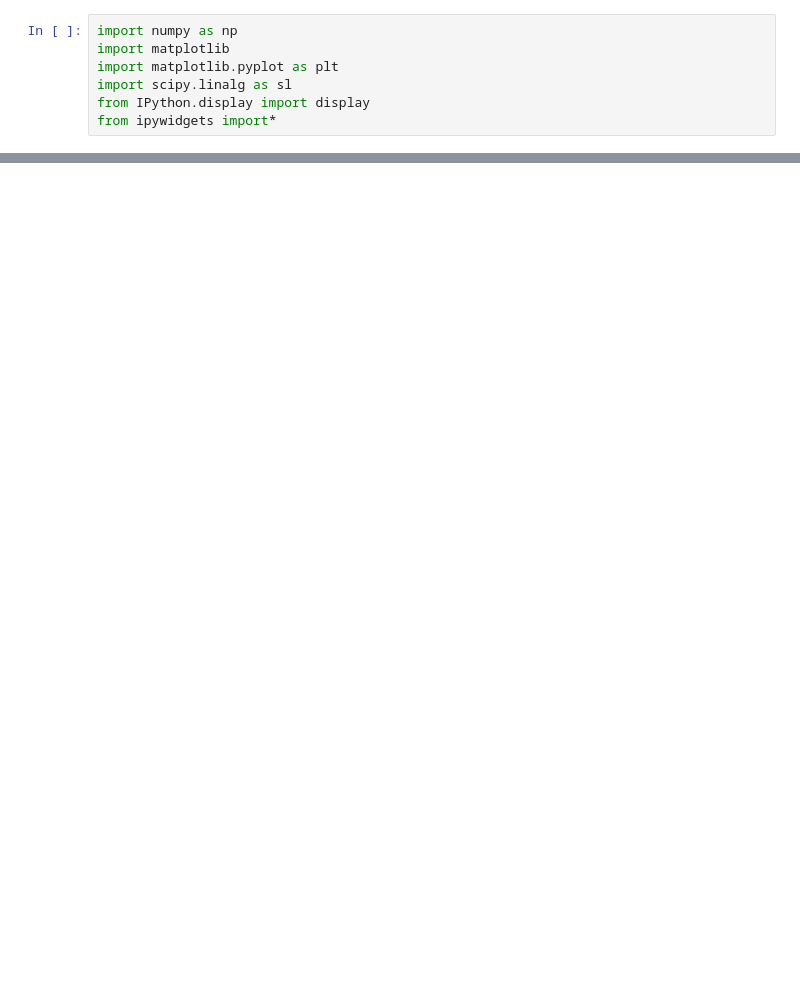
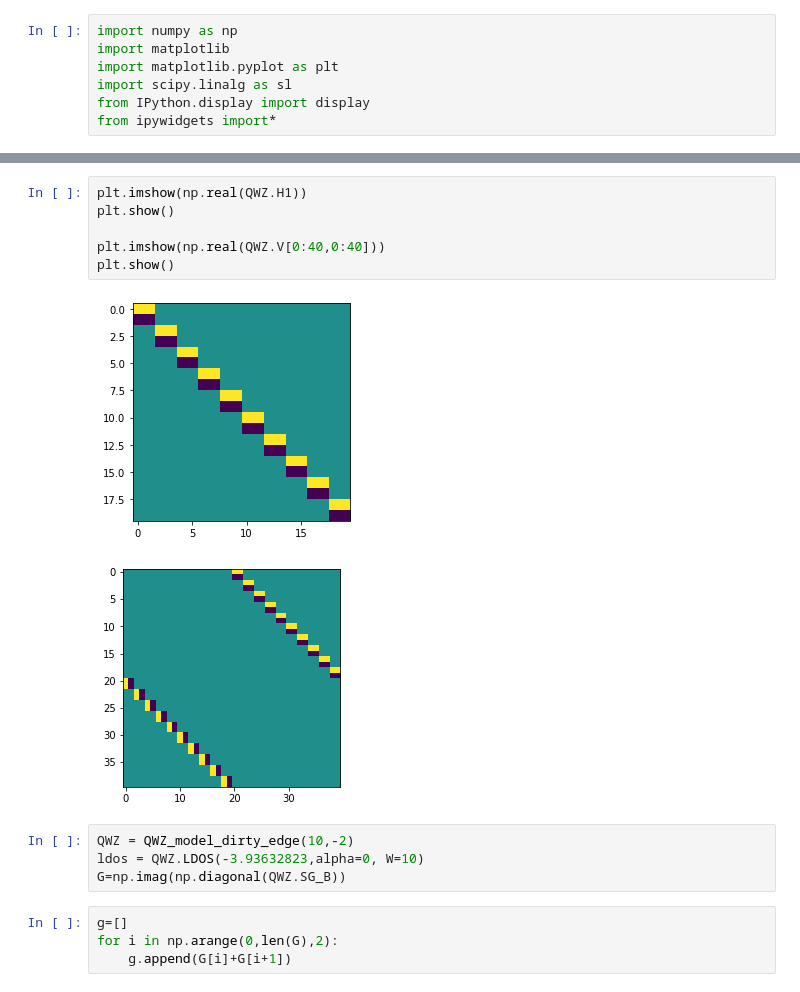
Before and after one commit to portikattila/quantum-transport, a Jupyter notebook: qwz.ipynb, the cells around one changed output, grey strips where cells are left out. Drawn from its saved outputs; the diff is of its cells as text; blank space fills up the shorter version.

```diff
--- a/qwz.ipynb
+++ b/qwz.ipynb
@@ -345,0 +363,17 @@ interactive(children=(IntSlider(value=200, description='n', max=400), Output()),
+# %%
+plt.imshow(np.real(QWZ.H1))
+plt.show()
+
+plt.imshow(np.real(QWZ.V[0:40,0:40]))
+plt.show()
+# %% [output]
+[figure, added]
+[figure, added]
+# %%
+QWZ = QWZ_model_dirty_edge(10,-2)
+ldos = QWZ.LDOS(-3.93632823,alpha=0, W=10)
+G=np.imag(np.diagonal(QWZ.SG_B))
+# %%
+g=[]
+for i in np.arange(0,len(G),2):
+    g.append(G[i]+G[i+1])
```
Also changed, not shown: parts of 14 cells of this notebook.
